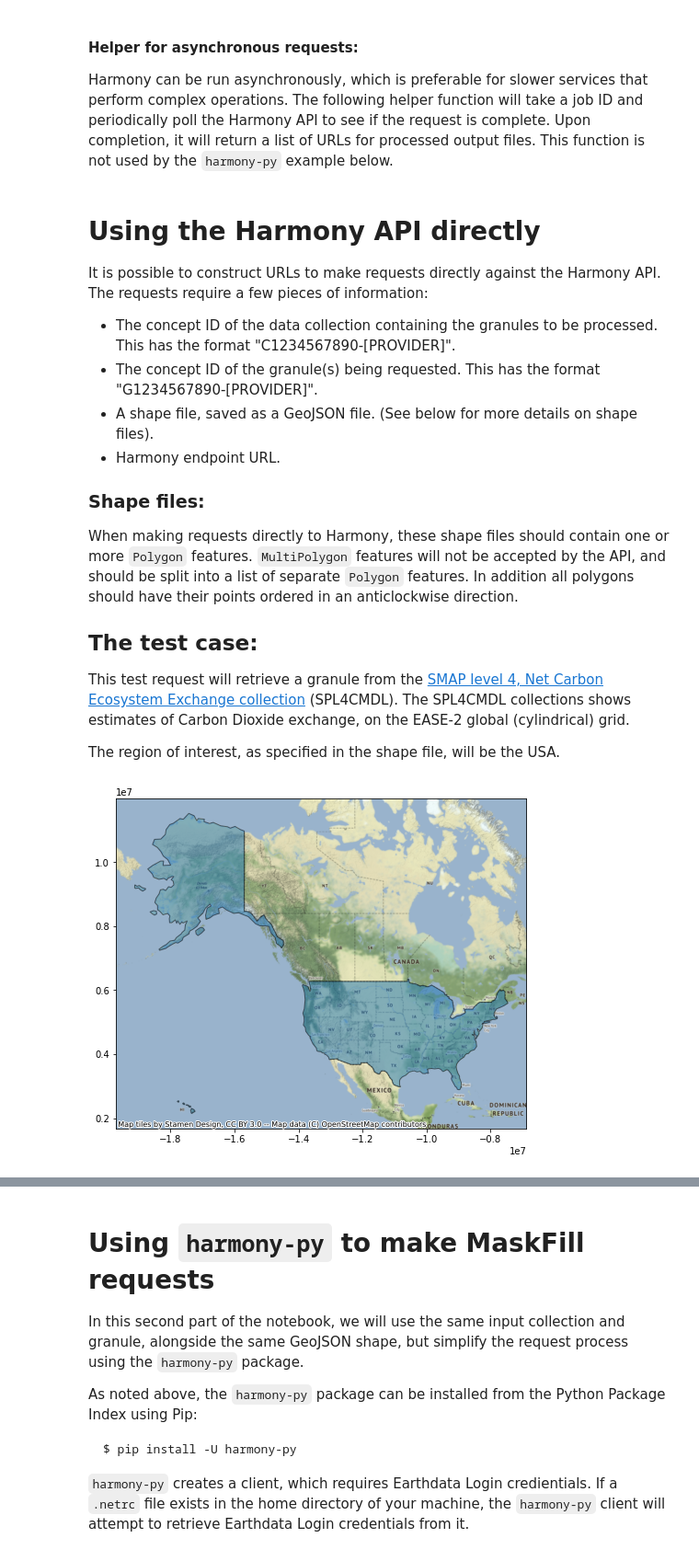
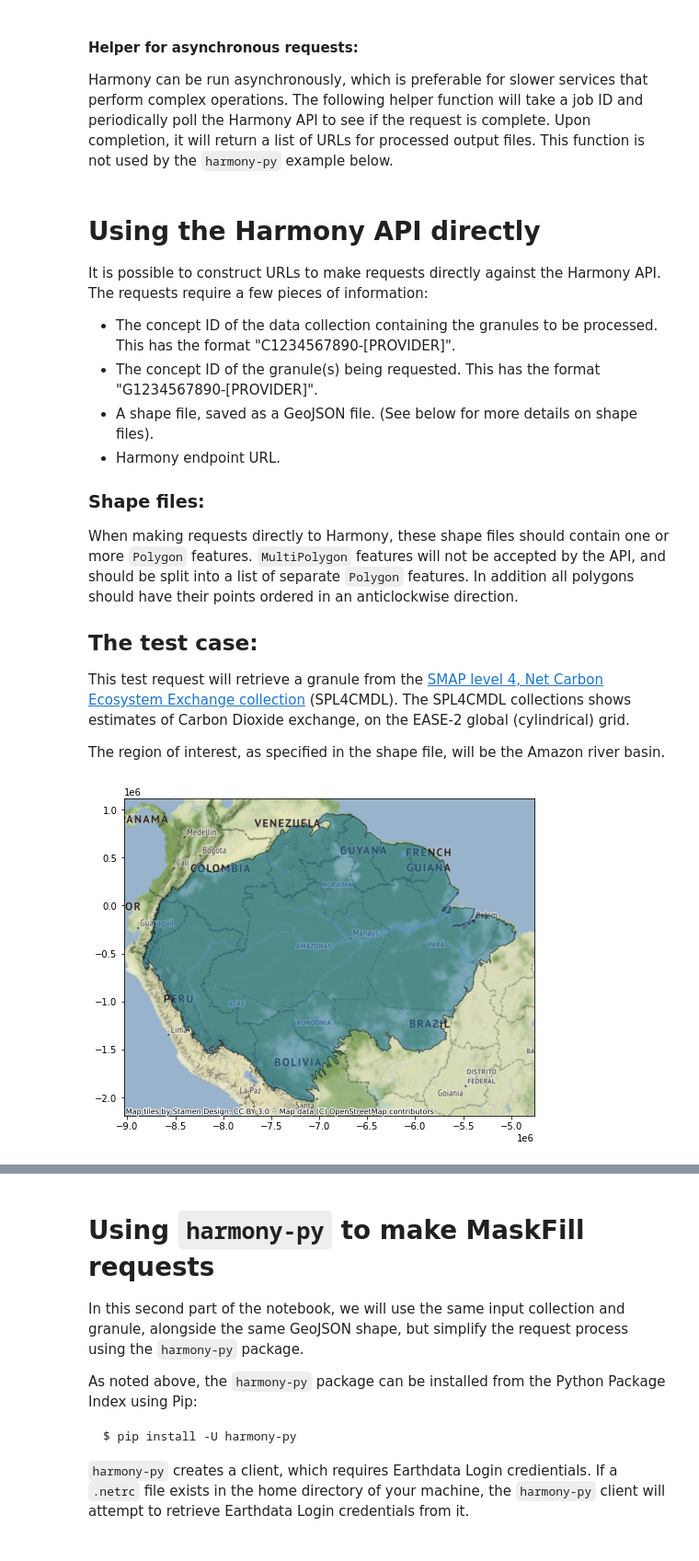
Before and after one commit to nasa/harmony-maskfill, a Jupyter notebook: doc/HarmonyMaskFill.ipynb, the cells around one changed output, grey strips where cells are left out. Shown at 92% size. Drawn from its saved outputs; the diff is of its cells as text; code cells hidden in the pictures.

```diff
--- a/doc/HarmonyMaskFill.ipynb
+++ b/doc/HarmonyMaskFill.ipynb
@@ -84,23 +84,54 @@ setup_earthdata_login_auth('uat.urs.earthdata.nasa.gov')
 The function below can be used to plot information from either the granule itself, or regarding the shape file.
 # %%
 import cartopy.crs as ccrs
+import cartopy.feature as cfeature
 import contextily as ctx
 import geopandas as gpd
+import numpy as np
 import matplotlib.pyplot as plt
 %matplotlib inline
 
 
-def plot_variable(variable_data, longitudes, latitudes):
-    """ Plots variable against longitudes and latitudes in masked area on the world map. """
-    plt.figure(figsize=(10, 10))
+def plot_variable(variable_data, longitudes, latitudes, fill_value=None, title=None,
+                  colourbar_units=None):
+    """ This helper function will create a masked array, to remove fill values, then
+        it will load features using `cartopy` to display oceans, land, coastlines and
+        rivers on the output image. Then it will display a contour plot of the data,
+        before
+
+    Plots variable against longitudes and latitudes in masked area on the world map. """
+    # Mask out fill values:
+    masked_variable = np.ma.masked_where(variable_data[:] == fill_value, variable_data)
+
+    fig = plt.figure(figsize=(10, 10))
+    if title is not None:
+        fig.suptitle(title, fontsize=20)
+
+
+    # Include basic features in contour plot:
     ax = plt.axes(projection=ccrs.PlateCarree(central_longitude=0))
-    ax.coastlines(resolution='110m')
-    ax.contourf(longitudes, latitudes, variable_data, alpha=0.5)
+    ax.add_feature(cfeature.OCEAN)
+    ax.add_feature(cfeature.LAND)
+    ax.add_feature(cfeature.COASTLINE)
+    ax.add_feature(cfeature.RIVERS)
+
+    # Plot masked data:
+    colour_scale = ax.contourf(longitudes, latitudes, masked_variable, levels=20)
+
+    # Add colour bar for scaling
+    colour_bar = plt.colorbar(colour_scale, ax=ax, orientation='horizontal', pad=0.05)
+    if colourbar_units is not None:
+        colour_bar.set_label(colourbar_units, fontsize=14)
+
+    plt.tight_layout()
     plt.show()
 
 
 def plot_shape_file(shape_file_path):
-    """ Plots a shape file from a GeoJSON input file. """
+    """ Plots a shape file from a GeoJSON input file against a background image
+        showing a map of the Earth.
+
+    """
     shape = gpd.read_file(shape_file_path).to_crs(epsg=3857)
     plot = shape.plot(alpha=0.5, edgecolor='k', figsize=(8, 8))
     ctx.add_basemap(plot)
@@ -160,11 +191,11 @@ When making requests directly to Harmony, these shape files should contain one o
 
 This test request will retrieve a granule from the [SMAP level 4, Net Carbon Ecosystem Exchange collection](https://nsidc.org/data/spl4cmdl) (SPL4CMDL). The SPL4CMDL collections shows estimates of Carbon Dioxide exchange, on the EASE-2 global (cylindrical) grid.
 
-The region of interest, as specified in the shape file, will be the USA.
+The region of interest, as specified in the shape file, will be the Amazon river basin.
-# %%
-plot_shape_file('USA.geojson')
-# %% [output]
-[figure, removed]
+# %%
+plot_shape_file('amazon_basin.geo.json')
+# %% [output]
+[figure, added]
 # %% [markdown]
 ## Constructing the Harmony URL:
 
```
Also changed, not shown: parts of 21 cells of this notebook, 3 other files.
